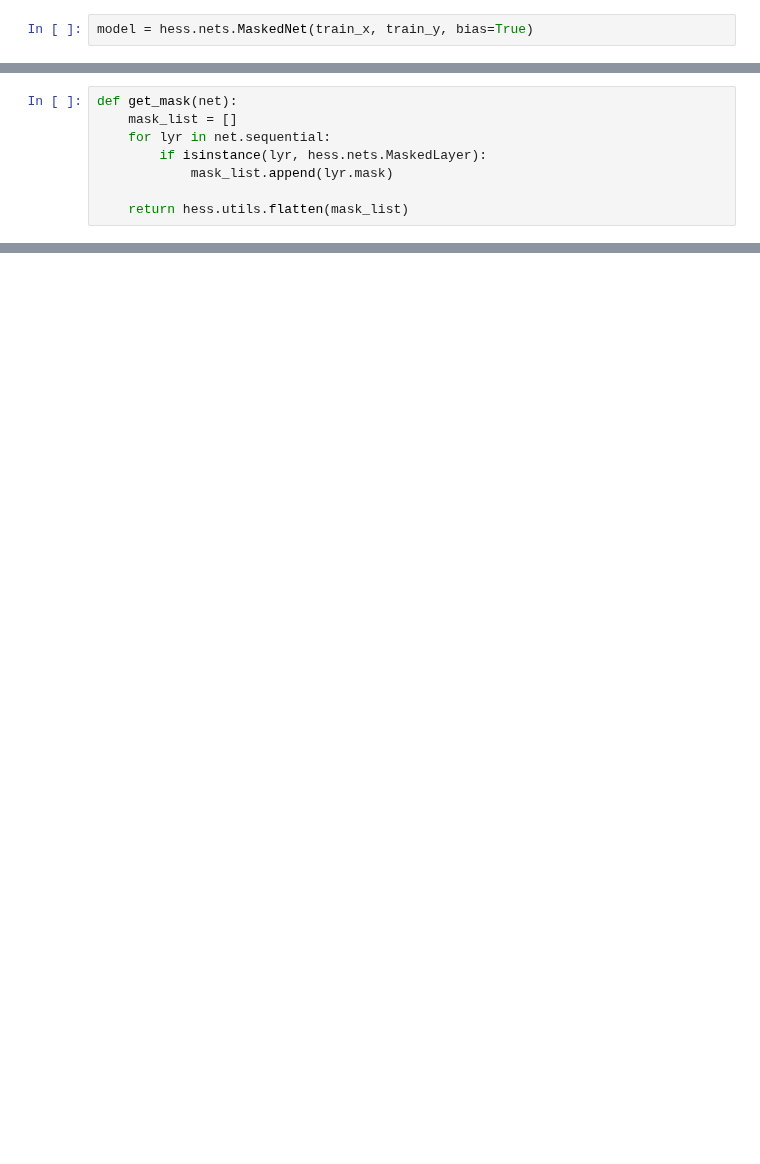
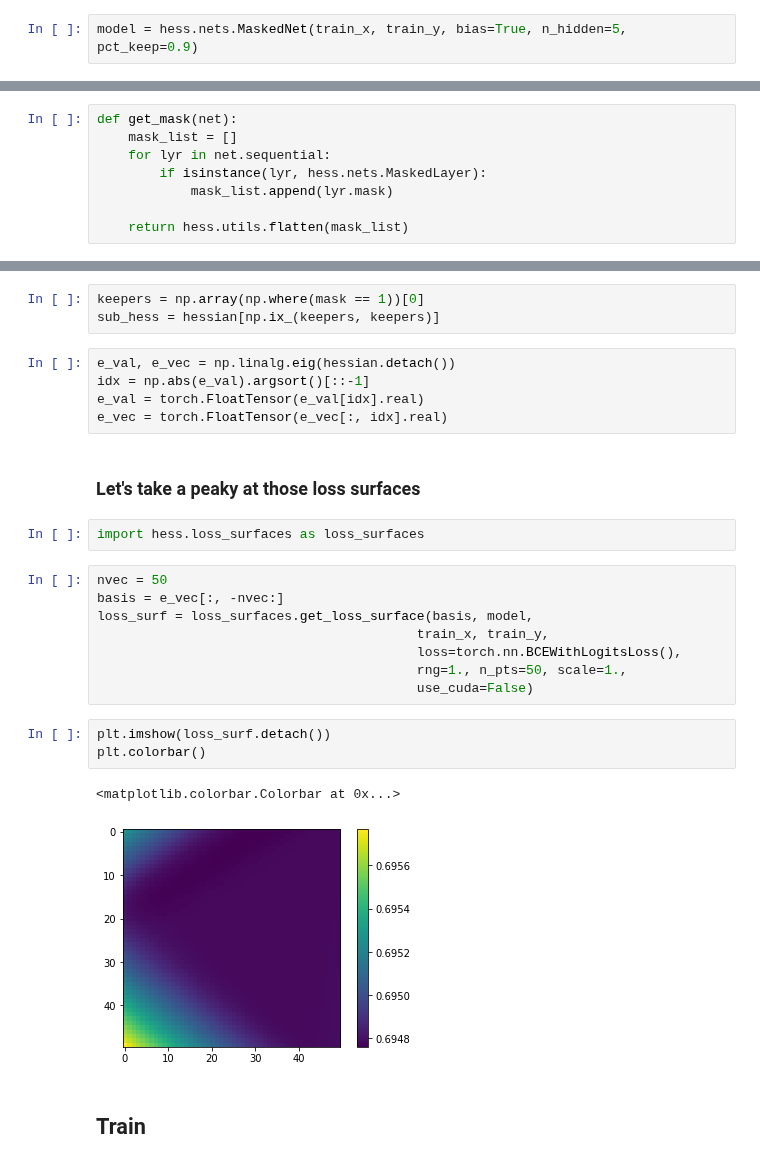
Before and after one commit to g-benton/hessian-eff-dim, a Jupyter notebook: Notebooks/masking_scratch.ipynb, the cells around one changed output, grey strips where cells are left out. Saved outputs shown, nothing was run; the diff lists cells and outputs as text; blank space fills up the shorter version.

Commit message:
adding a clean masked networks notebook

```diff
--- a/Notebooks/masking_scratch.ipynb
+++ b/Notebooks/masking_scratch.ipynb
@@ -83,7 +27,7 @@ X, Y = twospirals(500, noise=1.3)
 train_x = torch.FloatTensor(X)
 train_y = torch.FloatTensor(Y).unsqueeze(-1)
 # %%
-model = hess.nets.MaskedNet(train_x, train_y, bias=True)
+model = hess.nets.MaskedNet(train_x, train_y, bias=True, n_hidden=5, pct_keep=0.9)
 # %%
 loss_func=nn.MSELoss()
 optim=torch.optim.Adam
@@ -174,0 +79,28 @@ utils.flatten()
+# %%
+keepers = np.array(np.where(mask == 1))[0]
+sub_hess = hessian[np.ix_(keepers, keepers)]
+# %%
+e_val, e_vec = np.linalg.eig(hessian.detach())
+idx = np.abs(e_val).argsort()[::-1]
+e_val = torch.FloatTensor(e_val[idx].real)
+e_vec = torch.FloatTensor(e_vec[:, idx].real)
+# %% [markdown]
+### Let's take a peaky at those loss surfaces
+# %%
+import hess.loss_surfaces as loss_surfaces
+# %%
+nvec = 50
+basis = e_vec[:, -nvec:]
+loss_surf = loss_surfaces.get_loss_surface(basis, model,
+                                         train_x, train_y,
+                                         loss=torch.nn.BCEWithLogitsLoss(),
+                                         rng=1., n_pts=50, scale=1.,
+                                         use_cuda=False)
+# %%
+plt.imshow(loss_surf.detach())
+plt.colorbar()
+# %% [output]
+<matplotlib.colorbar.Colorbar at 0x...>
+[figure, added]
+# %% [markdown]
+## Train
```
Also changed, not shown: parts of 21 cells of this notebook, 2 other files.
